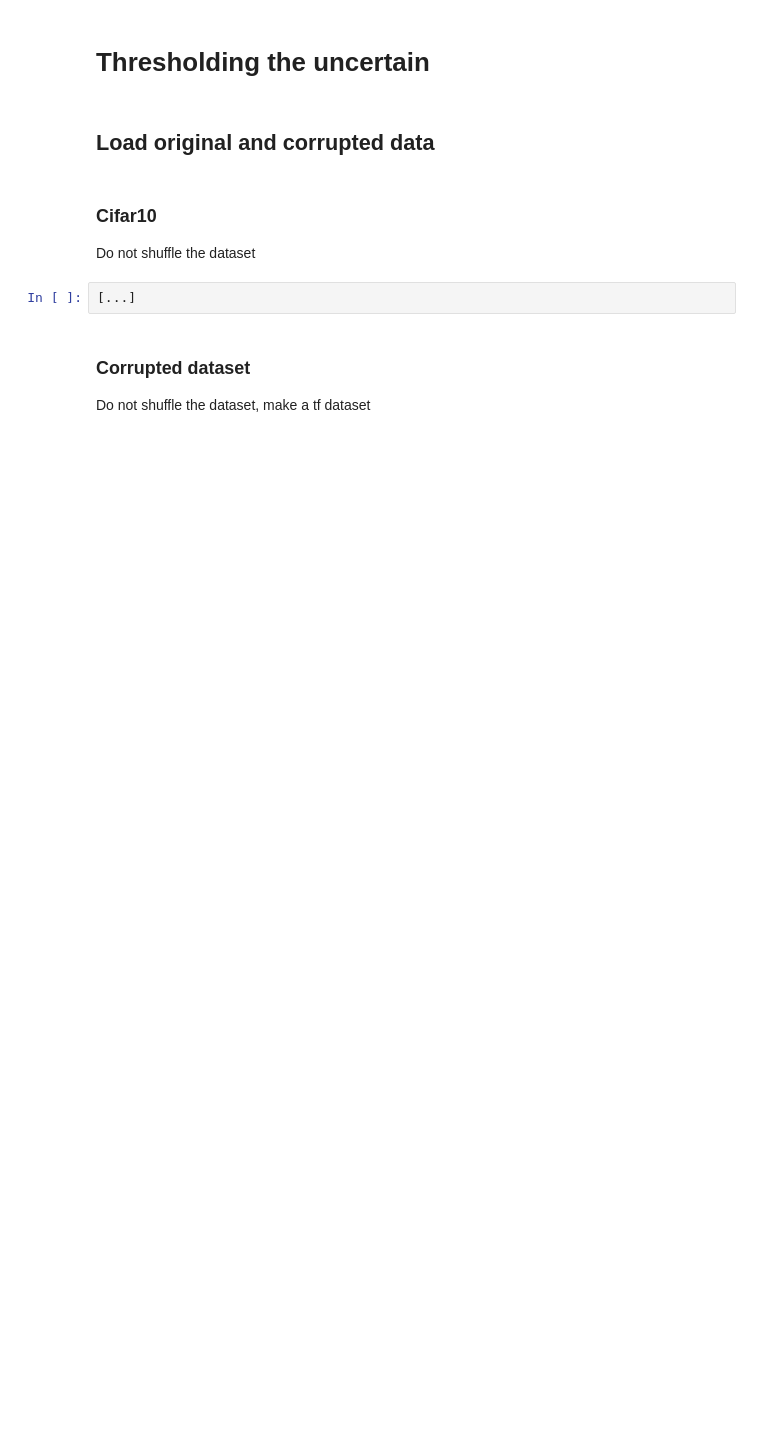
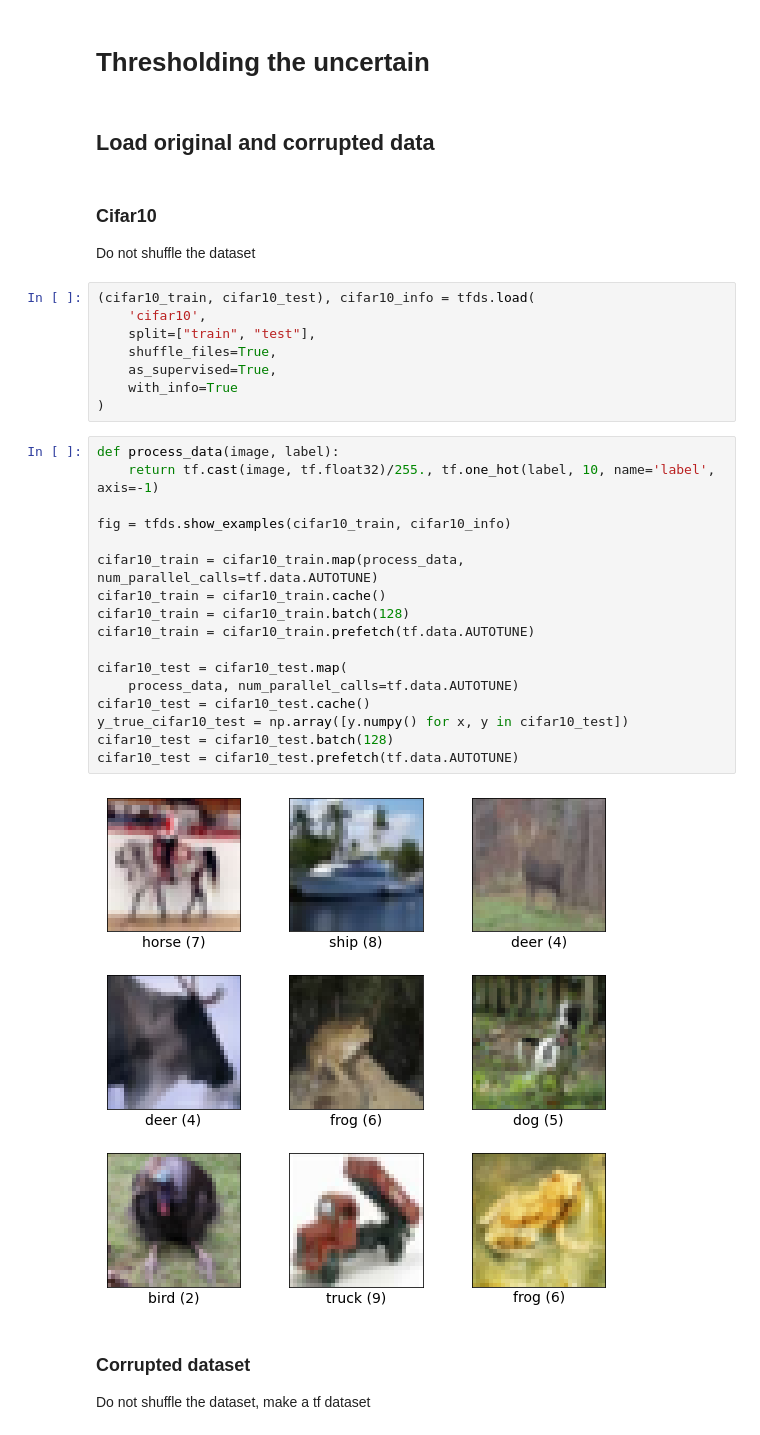
Before and after one commit to giuseppesalvi/MLinA-Selective-Classification, a Jupyter notebook: MLinA_Selective_classification.ipynb, the cells around one changed output. Cells and saved outputs as stored; diff of their text form; blank space fills up the shorter version.

Commit message:
feat: load corrupted dataset and pretrained model

```diff
--- a/MLinA_Selective_classification.ipynb
+++ b/MLinA_Selective_classification.ipynb
@@ -33,8 +29,33 @@ sys.path.append(ROOTDIR_SRC)
 # %% [markdown]
 ### Cifar10
 Do not shuffle the dataset
-# %%
-[...]
+# %%
+(cifar10_train, cifar10_test), cifar10_info = tfds.load(
+    'cifar10',
+    split=["train", "test"],
+    shuffle_files=True,
+    as_supervised=True,
+    with_info=True
+)
+# %%
+def process_data(image, label):
+    return tf.cast(image, tf.float32)/255., tf.one_hot(label, 10, name='label', axis=-1)
+
+fig = tfds.show_examples(cifar10_train, cifar10_info)
+
+cifar10_train = cifar10_train.map(process_data, num_parallel_calls=tf.data.AUTOTUNE)
+cifar10_train = cifar10_train.cache()
+cifar10_train = cifar10_train.batch(128)
+cifar10_train = cifar10_train.prefetch(tf.data.AUTOTUNE)
+
+cifar10_test = cifar10_test.map(
+    process_data, num_parallel_calls=tf.data.AUTOTUNE)
+cifar10_test = cifar10_test.cache()
+y_true_cifar10_test = np.array([y.numpy() for x, y in cifar10_test])
+cifar10_test = cifar10_test.batch(128)
+cifar10_test = cifar10_test.prefetch(tf.data.AUTOTUNE)
+# %% [output]
+[figure, added]
 # %% [markdown]
 ### Corrupted dataset
 Do not shuffle the dataset, make a tf dataset
```
Also changed, not shown: parts of 8 cells of this notebook.
